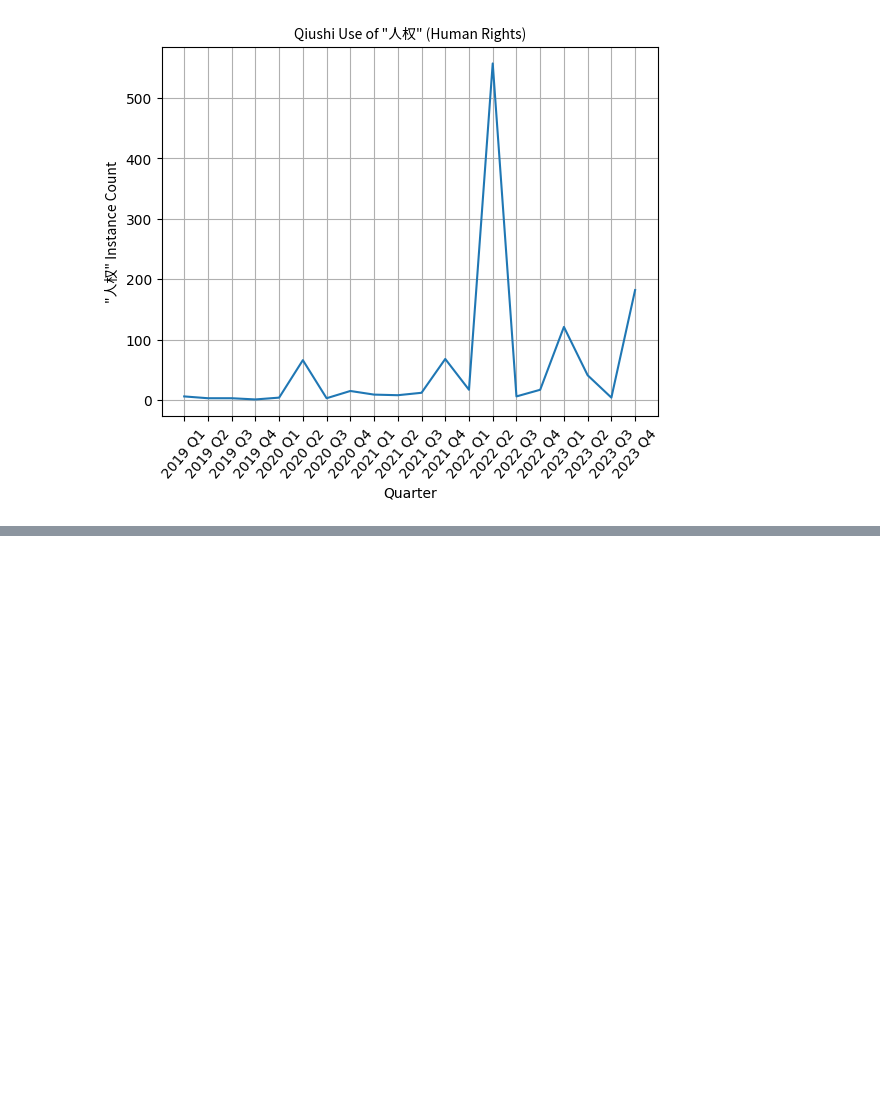
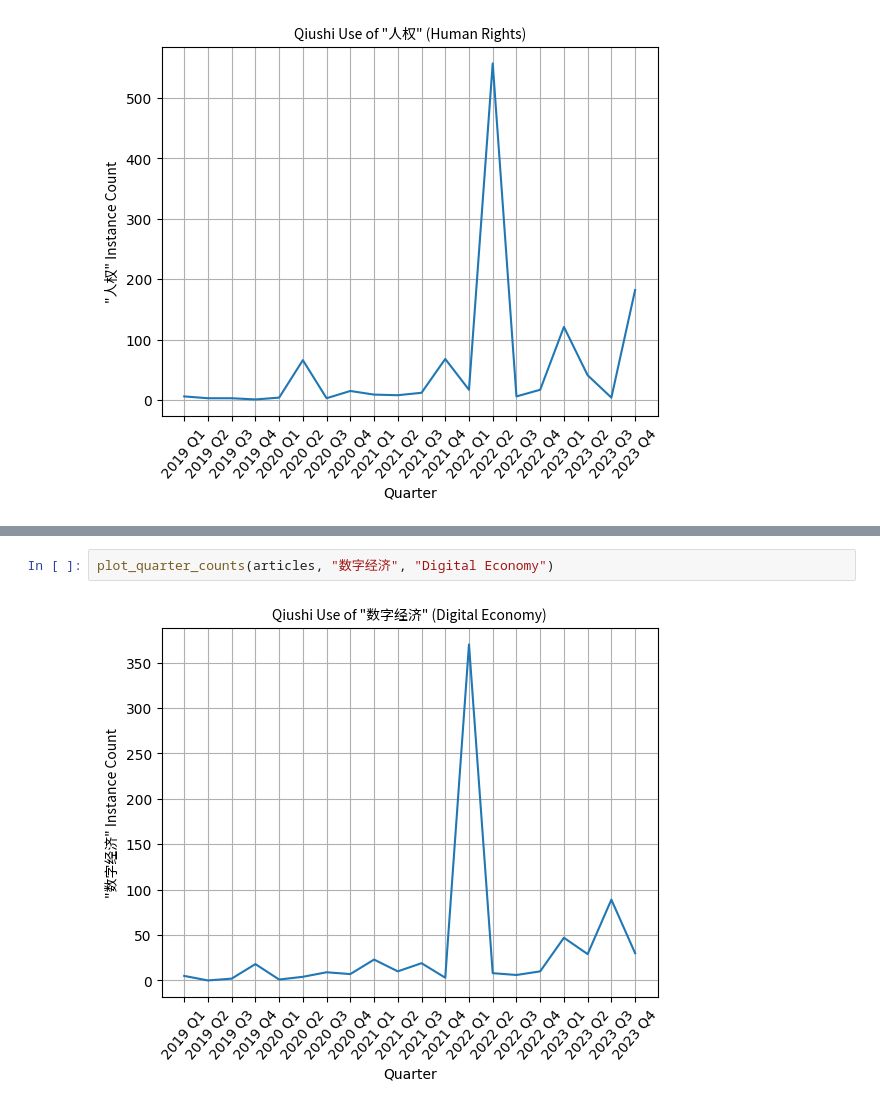
Before and after one commit to calebcsjm/China_Project, a Jupyter notebook: analyze_articles/frequency_analysis.ipynb, the cells around one changed output, grey strips where cells are left out. Drawn from its saved outputs; the diff is of its cells as text; blank space fills up the shorter version.

```diff
--- a/analyze_articles/frequency_analysis.ipynb
+++ b/analyze_articles/frequency_analysis.ipynb
@@ -201,0 +222,4 @@ plot_quarter_counts(articles, "人权", "Human Rights")
+# %%
+plot_quarter_counts(articles, "数字经济", "Digital Economy")
+# %% [output]
+[figure, added]
```
Also changed, not shown: parts of 9 cells of this notebook.
